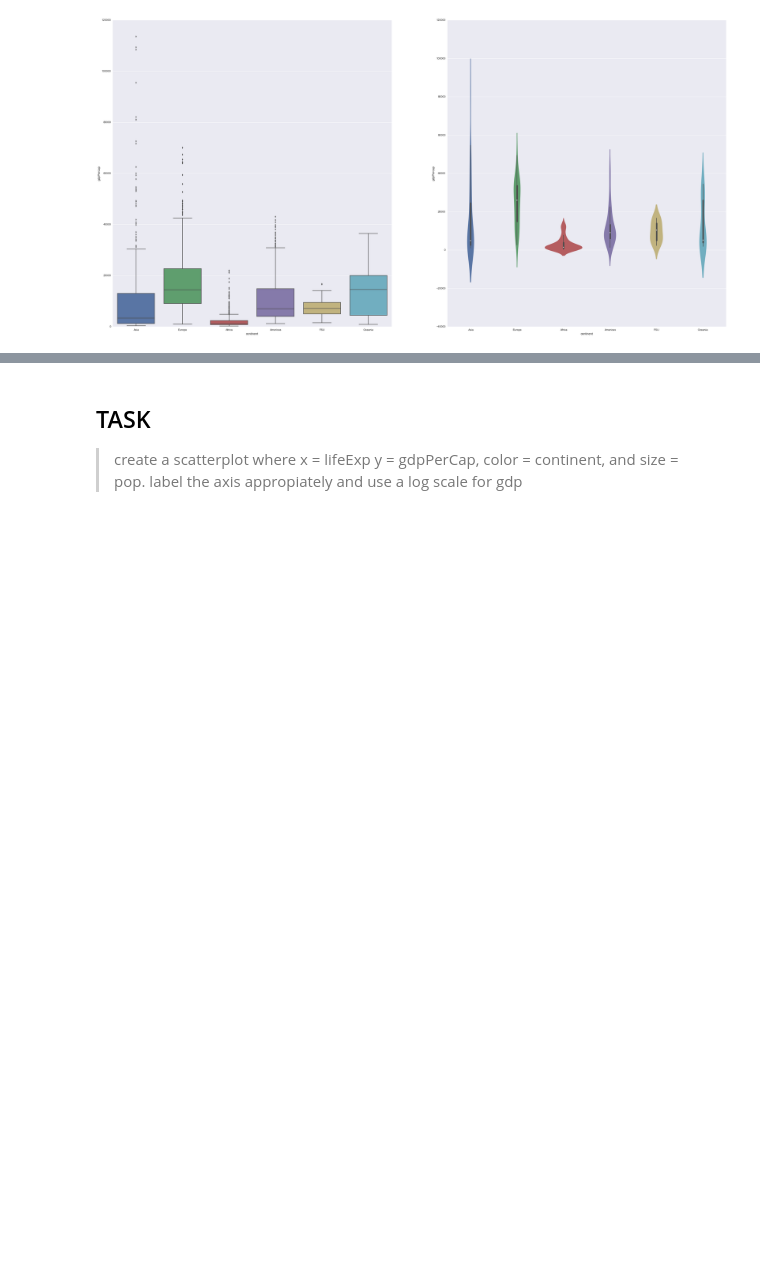
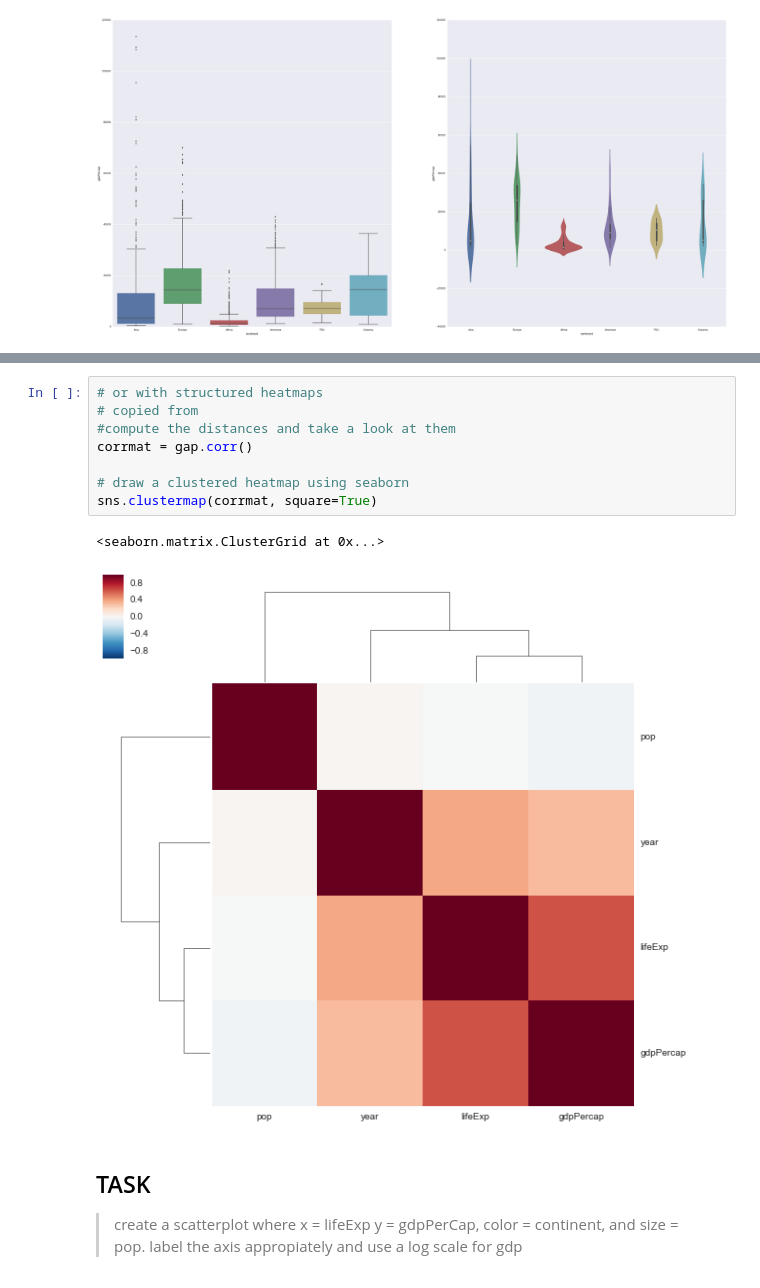
Before and after one commit to sgratzl/ipython-tutorial-VA2015, a Jupyter notebook: 03_Plotting.ipynb, the cells around one changed output, grey strips where cells are left out. Saved outputs shown, nothing was run; the diff lists cells and outputs as text; blank space fills up the shorter version.

```diff
--- a/03_Plotting.ipynb
+++ b/03_Plotting.ipynb
@@ -159,4 +160,15 @@ g.map(sns.regplot, "x", "y");
 [figure]
+# %%
+# or with structured heatmaps
+# copied from
+#compute the distances and take a look at them
+corrmat = gap.corr()
+
+# draw a clustered heatmap using seaborn
+sns.clustermap(corrmat, square=True)
+# %% [output]
+<seaborn.matrix.ClusterGrid at 0x...>
+[figure, added]
 # %% [markdown]
 ## TASK
 > create a scatterplot where x = lifeExp y = gdpPerCap, color = continent, and size = pop. label the axis appropiately and use a log scale for gdp
```
Also changed, not shown: parts of 1 cell of this notebook, 4 other files.
